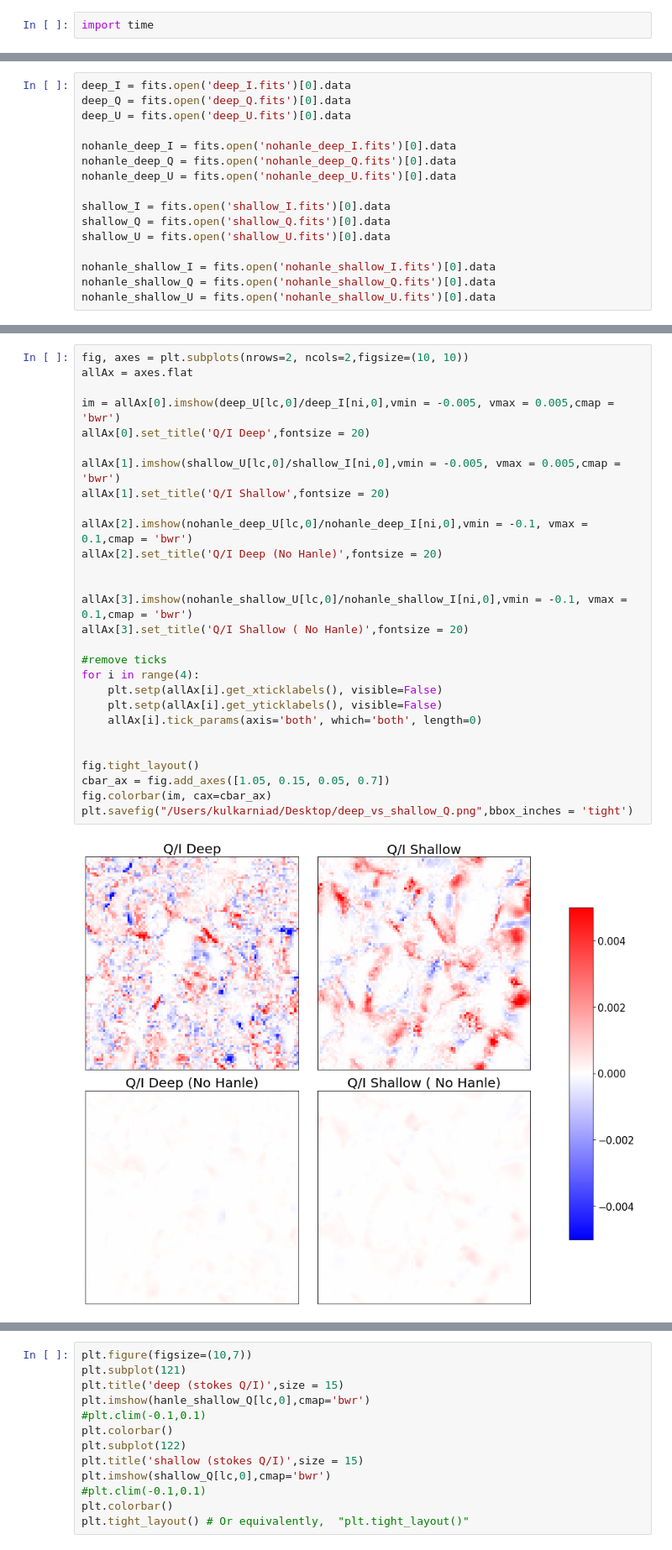
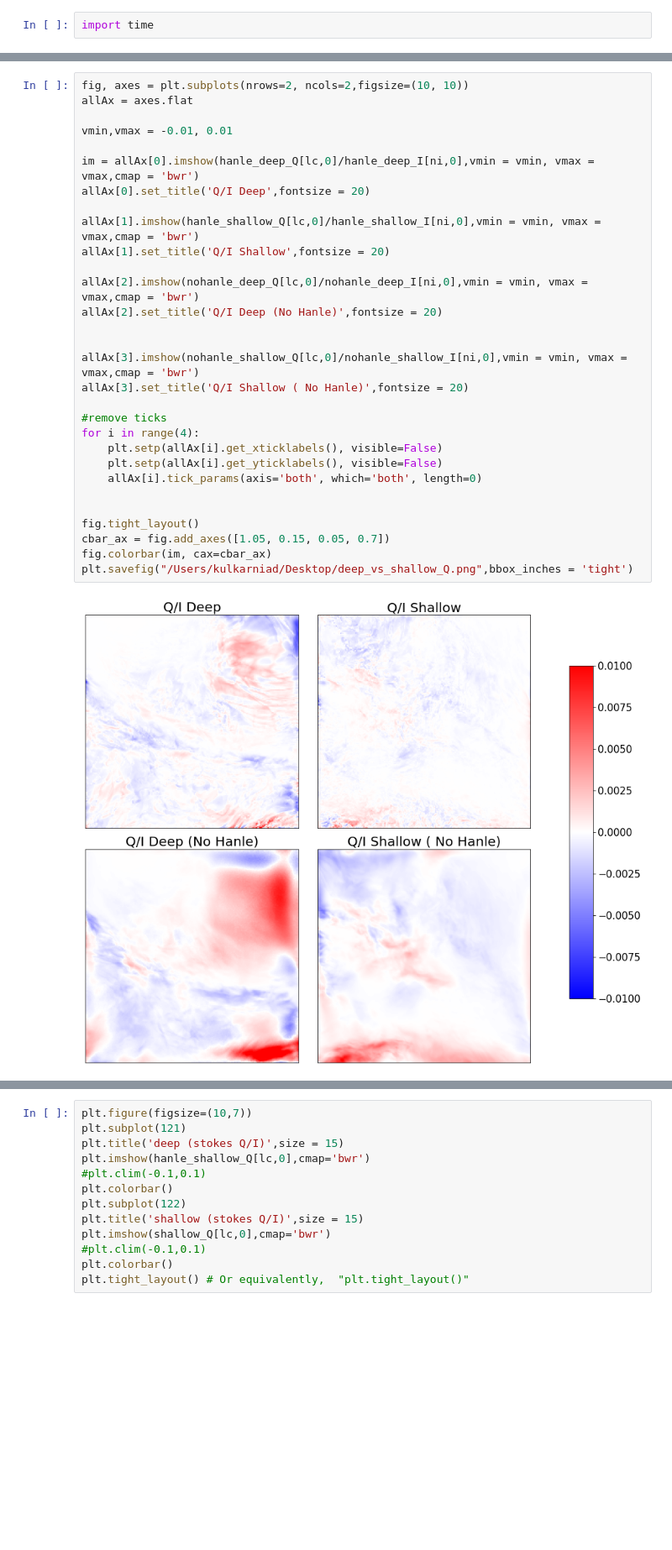
Before and after one commit to neerajkulk/reconstruct_hanle, a Jupyter notebook: scattering_pol/spol_synthesize.ipynb, the cells around one changed output, grey strips where cells are left out. Shown at 84% size. Drawn from its saved outputs; the diff is of its cells as text; blank space fills up the shorter version.

Commit message:
updated code to calculate scattering polarization

```diff
--- a/scattering_pol/spol_synthesize.ipynb
+++ b/scattering_pol/spol_synthesize.ipynb
@@ -342,16 +414,0 @@ plt.tight_layout() # Or equivalently,  "plt.tight_layout()"
-# %%
-deep_I = fits.open('deep_I.fits')[0].data
-deep_Q = fits.open('deep_Q.fits')[0].data
-deep_U = fits.open('deep_U.fits')[0].data
-
-nohanle_deep_I = fits.open('nohanle_deep_I.fits')[0].data
-nohanle_deep_Q = fits.open('nohanle_deep_Q.fits')[0].data
-nohanle_deep_U = fits.open('nohanle_deep_U.fits')[0].data
-
-shallow_I = fits.open('shallow_I.fits')[0].data
-shallow_Q = fits.open('shallow_Q.fits')[0].data
-shallow_U = fits.open('shallow_U.fits')[0].data
-
-nohanle_shallow_I = fits.open('nohanle_shallow_I.fits')[0].data
-nohanle_shallow_Q = fits.open('nohanle_shallow_Q.fits')[0].data
-nohanle_shallow_U = fits.open('nohanle_shallow_U.fits')[0].data
@@ -390,30 +415,32 @@ plt.tight_layout() # Or equivalently,  "plt.tight_layout()"
 # %%
 fig, axes = plt.subplots(nrows=2, ncols=2,figsize=(10, 10))
 allAx = axes.flat
 
-im = allAx[0].imshow(deep_U[lc,0]/deep_I[ni,0],vmin = -0.005, vmax = 0.005,cmap = 'bwr')
+vmin,vmax = -0.01, 0.01
+
+im = allAx[0].imshow(hanle_deep_Q[lc,0]/hanle_deep_I[ni,0],vmin = vmin, vmax = vmax,cmap = 'bwr')
 allAx[0].set_title('Q/I Deep',fontsize = 20)
 
-allAx[1].imshow(shallow_U[lc,0]/shallow_I[ni,0],vmin = -0.005, vmax = 0.005,cmap = 'bwr')
+allAx[1].imshow(hanle_shallow_Q[lc,0]/hanle_shallow_I[ni,0],vmin = vmin, vmax = vmax,cmap = 'bwr')
 allAx[1].set_title('Q/I Shallow',fontsize = 20)
 
-allAx[2].imshow(nohanle_deep_U[lc,0]/nohanle_deep_I[ni,0],vmin = -0.1, vmax = 0.1,cmap = 'bwr')
+allAx[2].imshow(nohanle_deep_Q[lc,0]/nohanle_deep_I[ni,0],vmin = vmin, vmax = vmax,cmap = 'bwr')
 allAx[2].set_title('Q/I Deep (No Hanle)',fontsize = 20)
 
 
-allAx[3].imshow(nohanle_shallow_U[lc,0]/nohanle_shallow_I[ni,0],vmin = -0.1, vmax = 0.1,cmap = 'bwr')
+allAx[3].imshow(nohanle_shallow_Q[lc,0]/nohanle_shallow_I[ni,0],vmin = vmin, vmax = vmax,cmap = 'bwr')
 allAx[3].set_title('Q/I Shallow ( No Hanle)',fontsize = 20)
 
 #remove ticks
 for i in range(4):
     plt.setp(allAx[i].get_xticklabels(), visible=False)
     plt.setp(allAx[i].get_yticklabels(), visible=False)
     allAx[i].tick_params(axis='both', which='both', length=0)
 
 
 fig.tight_layout()
 cbar_ax = fig.add_axes([1.05, 0.15, 0.05, 0.7])
 fig.colorbar(im, cax=cbar_ax)
 plt.savefig("/Users/kulkarniad/Desktop/deep_vs_shallow_Q.png",bbox_inches = 'tight')
 # %% [output]
-[figure, old version]
+[figure, new version]
```
Also changed, not shown: parts of 25 cells of this notebook.
